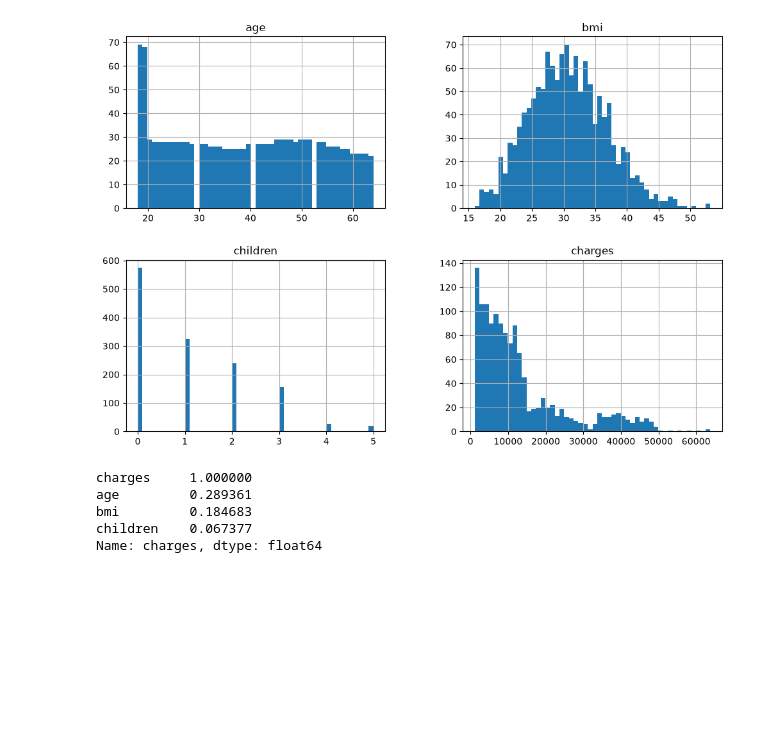
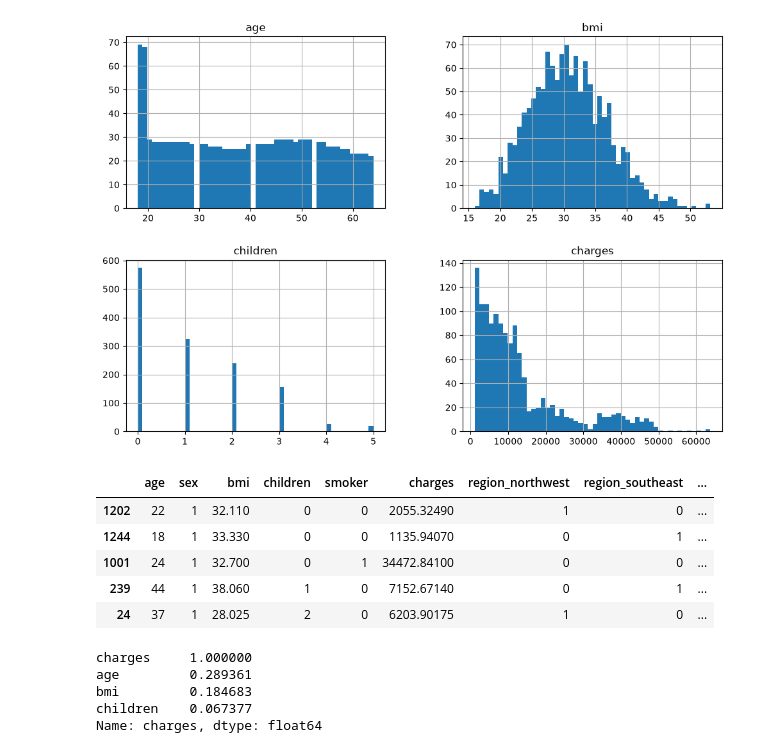
Before and after one commit to Muhammad-Awais-Tariq/Insurance_charges, a Jupyter notebook: exploration.ipynb, the cells around one changed output. Saved outputs shown, nothing was run; the diff lists cells and outputs as text; code cells hidden in the pictures; blank space fills up the shorter version.

```diff
--- a/exploration.ipynb
+++ b/exploration.ipynb
@@ -82,3 +84,14 @@ insurance_t["smoker"] = insurance_t["smoker"].map(value_map)
+# %%
+insurance_t = pd.get_dummies(insurance_t, columns=["region"], drop_first=True, dtype=int)
+# %%
+insurance_t.head()
+# %% [output]
+|  | age | sex | bmi | children | smoker | charges | region_northwest | region_southeast | ... |
+| 1202 | 22 | 1 | 32.110 | 0 | 0 | 2055.32490 | 1 | 0 | ... |
+| 1244 | 18 | 1 | 33.330 | 0 | 0 | 1135.94070 | 0 | 1 | ... |
+| 1001 | 24 | 1 | 32.700 | 0 | 1 | 34472.84100 | 0 | 0 | ... |
+| 239 | 44 | 1 | 38.060 | 1 | 0 | 7152.67140 | 0 | 1 | ... |
+| 24 | 37 | 1 | 28.025 | 2 | 0 | 6203.90175 | 1 | 0 | ... |
 # %%
 corr_matrix = insurance_t.corr(numeric_only=True)
 # %%
```
Also changed, not shown: parts of 1 cell of this notebook.
